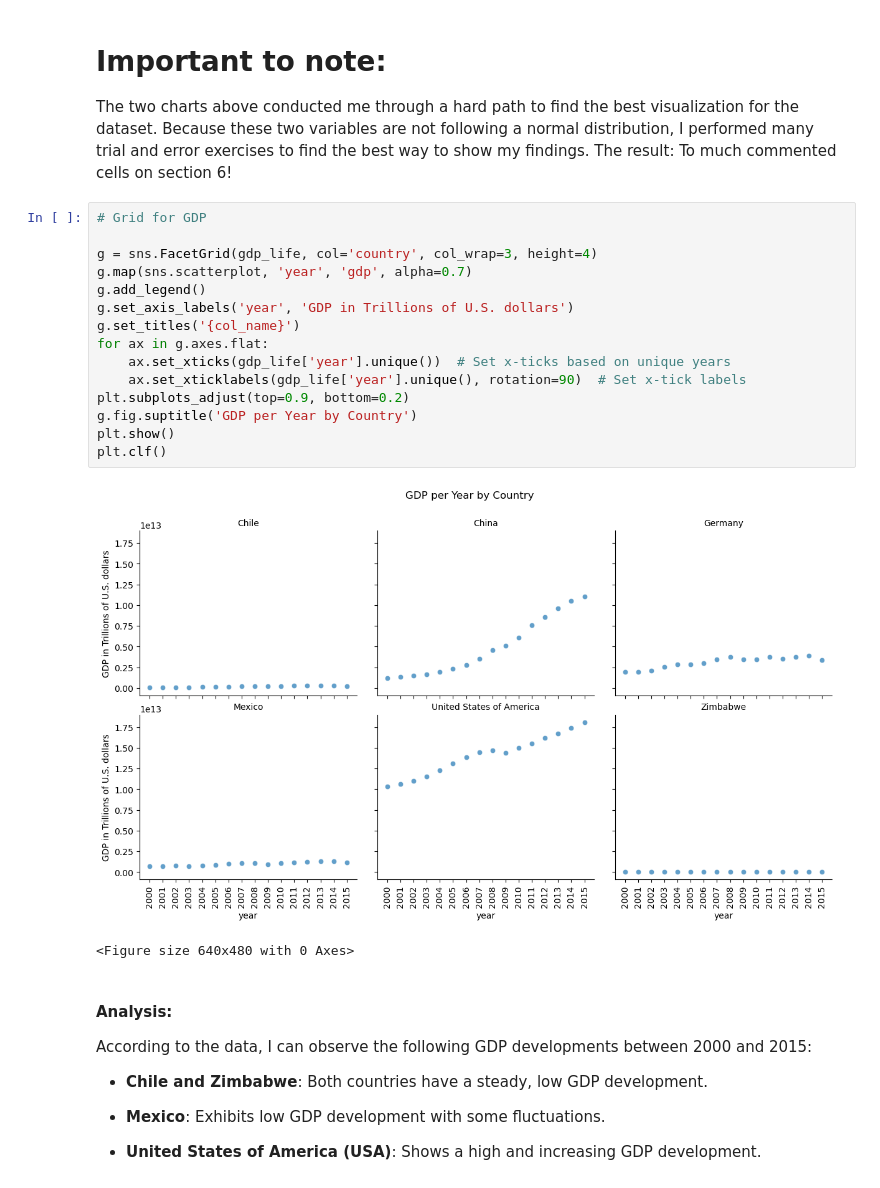
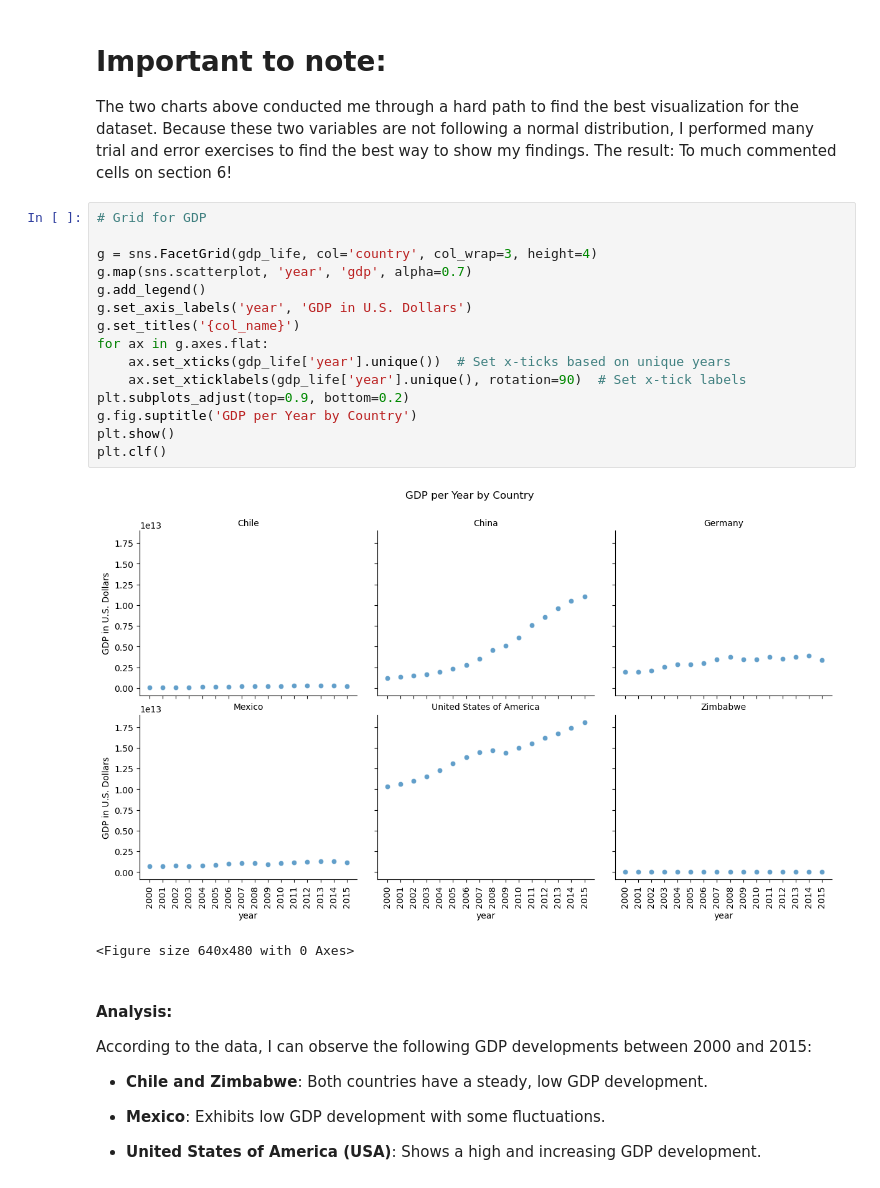
Before and after one commit to AndreRibeiro879/Codecademy_Learning_Portfolio_Projects, a Jupyter notebook: 03_DATA_VIZ_ML_CAR_PATH/LIFE_EXPECTANCY_GDP.ipynb, the cells around one changed output. Cells and saved outputs as stored; diff of their text form.

```diff
--- a/03_DATA_VIZ_ML_CAR_PATH/LIFE_EXPECTANCY_GDP.ipynb
+++ b/03_DATA_VIZ_ML_CAR_PATH/LIFE_EXPECTANCY_GDP.ipynb
@@ -379,20 +423,20 @@ The two charts above conducted me through a hard path to find the best visualiza
 # %%
 # Grid for GDP
 
 g = sns.FacetGrid(gdp_life, col='country', col_wrap=3, height=4)
 g.map(sns.scatterplot, 'year', 'gdp', alpha=0.7)
 g.add_legend()
-g.set_axis_labels('year', 'GDP in Trillions of U.S. dollars')
+g.set_axis_labels('year', 'GDP in U.S. Dollars')
 g.set_titles('{col_name}')
 for ax in g.axes.flat:
     ax.set_xticks(gdp_life['year'].unique())  # Set x-ticks based on unique years
     ax.set_xticklabels(gdp_life['year'].unique(), rotation=90)  # Set x-tick labels
 plt.subplots_adjust(top=0.9, bottom=0.2)
 g.fig.suptitle('GDP per Year by Country')
 plt.show()
 plt.clf()
 # %% [output]
-[figure, old version]
+[figure, new version]
 <Figure size 640x480 with 0 Axes>
 # %% [markdown]
 #### Analysis:
```
Also changed, not shown: parts of 23 cells of this notebook.
